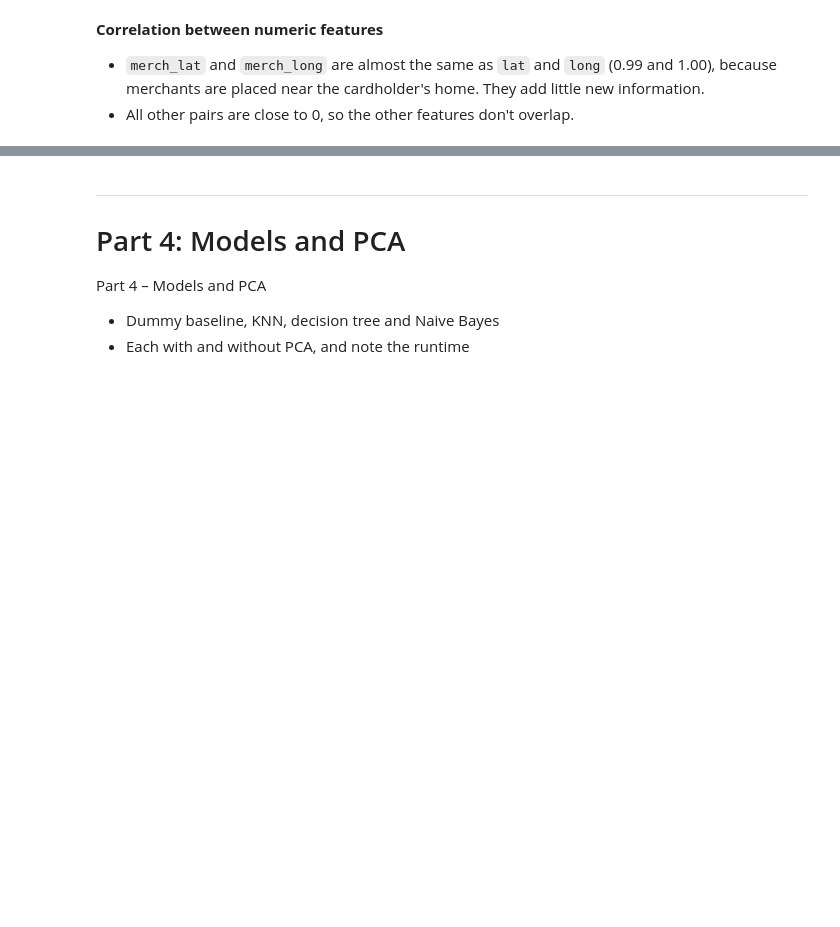
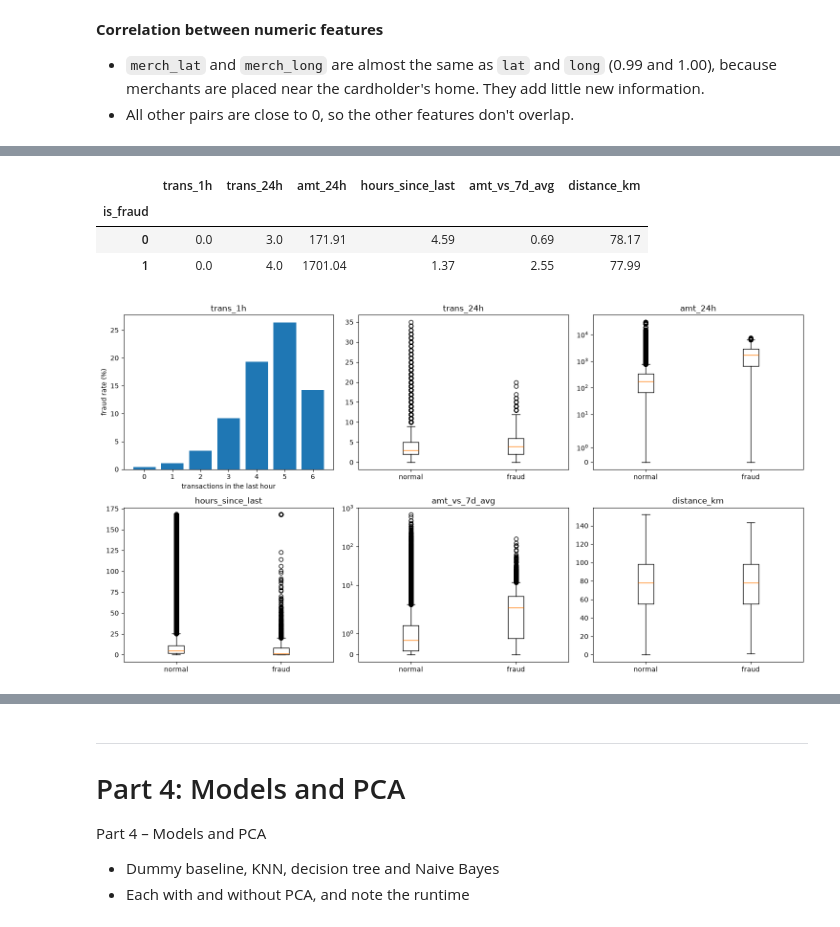
Before and after one commit to Seban8/Credit-Card-Fraud-Detection, a Jupyter notebook: fraud_detection.ipynb, the cells around one changed output, grey strips where cells are left out. Drawn from its saved outputs; the diff is of its cells as text; code cells hidden in the pictures; blank space fills up the shorter version.

```diff
--- a/fraud_detection.ipynb
+++ b/fraud_detection.ipynb
@@ -540,0 +557,59 @@ dev[numeric].corr().round(2)
+# %%
+def add_card_history(frame):
+    # put each card's transactions together and in time order
+    ordered = frame.sort_values(["cc_num", "trans_date_trans_time"])
+
+    # rolling amount over each card's own past, back in the original row order
+    def rolling(window, stat, **kwargs):
+        values = getattr(ordered.groupby("cc_num").rolling(window, on="trans_date_trans_time", **kwargs)["amt"], stat)()
+        return pd.Series(values.to_numpy(), index=ordered.index)
+
+    hours_since = ordered.groupby("cc_num")["trans_date_trans_time"].diff().dt.total_seconds() / 3600
+    history = pd.DataFrame({
+        # the rolling windows include the current transaction, so we take it back out
+        "trans_1h": rolling("1h", "count") - 1,
+        "trans_24h": rolling("24h", "count") - 1,
+        "amt_24h": rolling("24h", "sum") - ordered["amt"],
+        "hours_since_last": hours_since.fillna(168).clip(upper=168),
+        "amt_vs_7d_avg": (ordered["amt"] / rolling("7D", "mean", closed="left")).fillna(1),
+    })
+
+    # distance between the cardholder and the merchant (haversine formula)
+    lat, long, merch_lat, merch_long = (np.radians(frame[col]) for col in ["lat", "long", "merch_lat", "merch_long"])
+    a = np.sin((merch_lat - lat) / 2) ** 2 + np.cos(lat) * np.cos(merch_lat) * np.sin((merch_long - long) / 2) ** 2
+    history["distance_km"] = 6371 * 2 * np.arcsin(np.sqrt(a))
+    return frame.join(history)
+
+
+dev = add_card_history(dev)
+test_a = add_card_history(test_a)
+test_b = add_card_history(test_b)
+test_only_cards = add_card_history(test_only_cards)
+
+history_features = ["trans_1h", "trans_24h", "amt_24h", "hours_since_last", "amt_vs_7d_avg", "distance_km"]
+assert not dev[history_features].isna().any().any()
+dev.groupby("is_fraud")[history_features].median().round(2)
+# %% [output]
+|  | trans_1h | trans_24h | amt_24h | hours_since_last | amt_vs_7d_avg | distance_km |
+| is_fraud |  |  |  |  |  |  |
+| 0 | 0.0 | 3.0 | 171.91 | 4.59 | 0.69 | 78.17 |
+| 1 | 0.0 | 4.0 | 1701.04 | 1.37 | 2.55 | 77.99 |
+# %%
+fig, axes = plt.subplots(2, 3, figsize=(15, 8))
+# fraud rate by number of transactions in the last hour
+rates = dev.groupby("trans_1h")["is_fraud"].mean() * 100
+axes[0, 0].bar(rates.index, rates)
+axes[0, 0].set_xlabel("transactions in the last hour")
+axes[0, 0].set_ylabel("fraud rate (%)")
+axes[0, 0].set_title("trans_1h")
+# fraud vs normal for the other features
+for ax, feat in zip(axes.flat[1:], history_features[1:]):
+    if feat in ["amt_24h", "amt_vs_7d_avg"]:
+        ax.set_yscale("symlog")
+    ax.boxplot([dev.loc[dev["is_fraud"] == 0, feat], dev.loc[dev["is_fraud"] == 1, feat]])
+    ax.set_xticks([1, 2], ["normal", "fraud"])
+    ax.set_title(feat)
+plt.tight_layout()
+plt.show()
+# %% [output]
+[figure, added]
```
Also changed, not shown: parts of 21 cells of this notebook.
